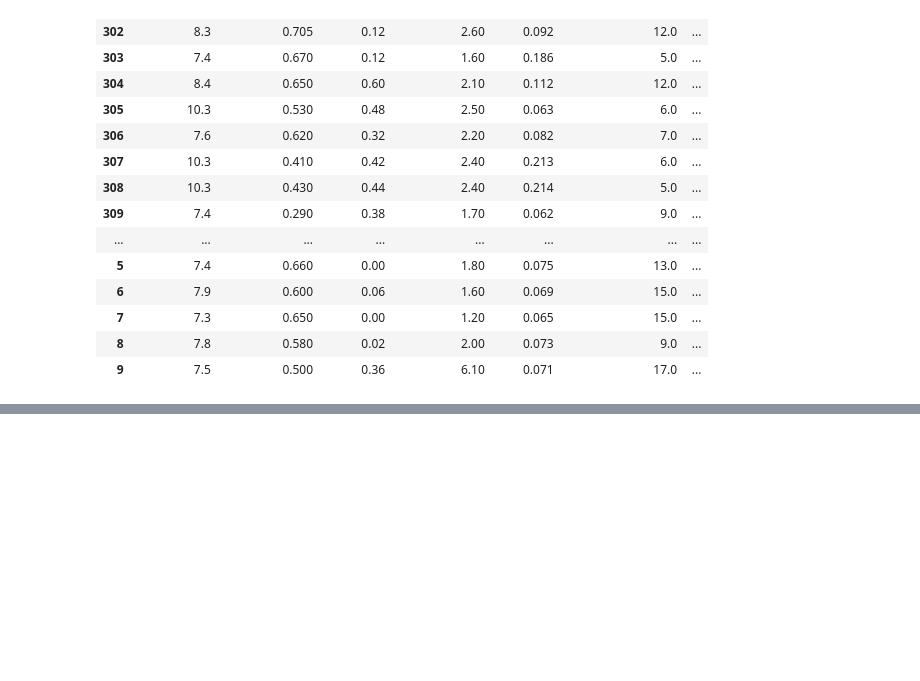
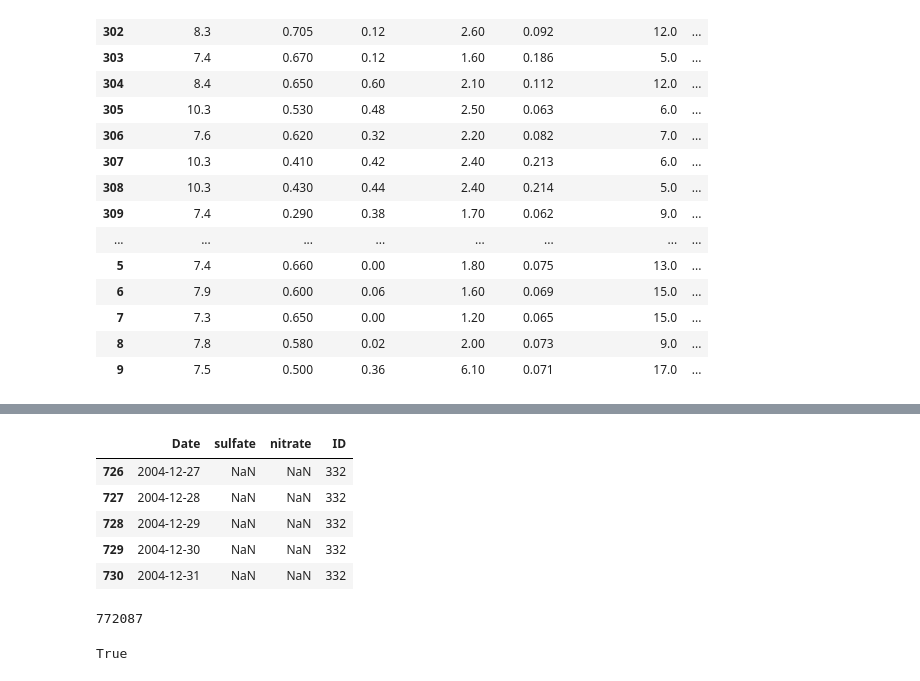
Before and after one commit to tomasvdh/python-ml-course, a Jupyter notebook: mynotebooks/T2 - 4 - Data Cleaning - Concatenación de datos.ipynb, the cells around one changed output, grey strips where cells are left out. Drawn from its saved outputs; the diff is of its cells as text; code cells hidden in the pictures; blank space fills up the shorter version.

```diff
--- a/mynotebooks/T2 - 4 - Data Cleaning - Concatenación de datos.ipynb
+++ b/mynotebooks/T2 - 4 - Data Cleaning - Concatenación de datos.ipynb
@@ -126,0 +182,17 @@ wine_scramble2
+# %%
+data.tail()
+# %% [output]
+|  | Date | sulfate | nitrate | ID |
+| 726 | 2004-12-27 | NaN | NaN | 332 |
+| 727 | 2004-12-28 | NaN | NaN | 332 |
+| 728 | 2004-12-29 | NaN | NaN | 332 |
+| 729 | 2004-12-30 | NaN | NaN | 332 |
+| 730 | 2004-12-31 | NaN | NaN | 332 |
+# %%
+final_length
+# %% [output]
+772087
+# %%
+final_length == data.shape[0]
+# %% [output]
+True
```
Also changed, not shown: parts of 7 cells of this notebook.
